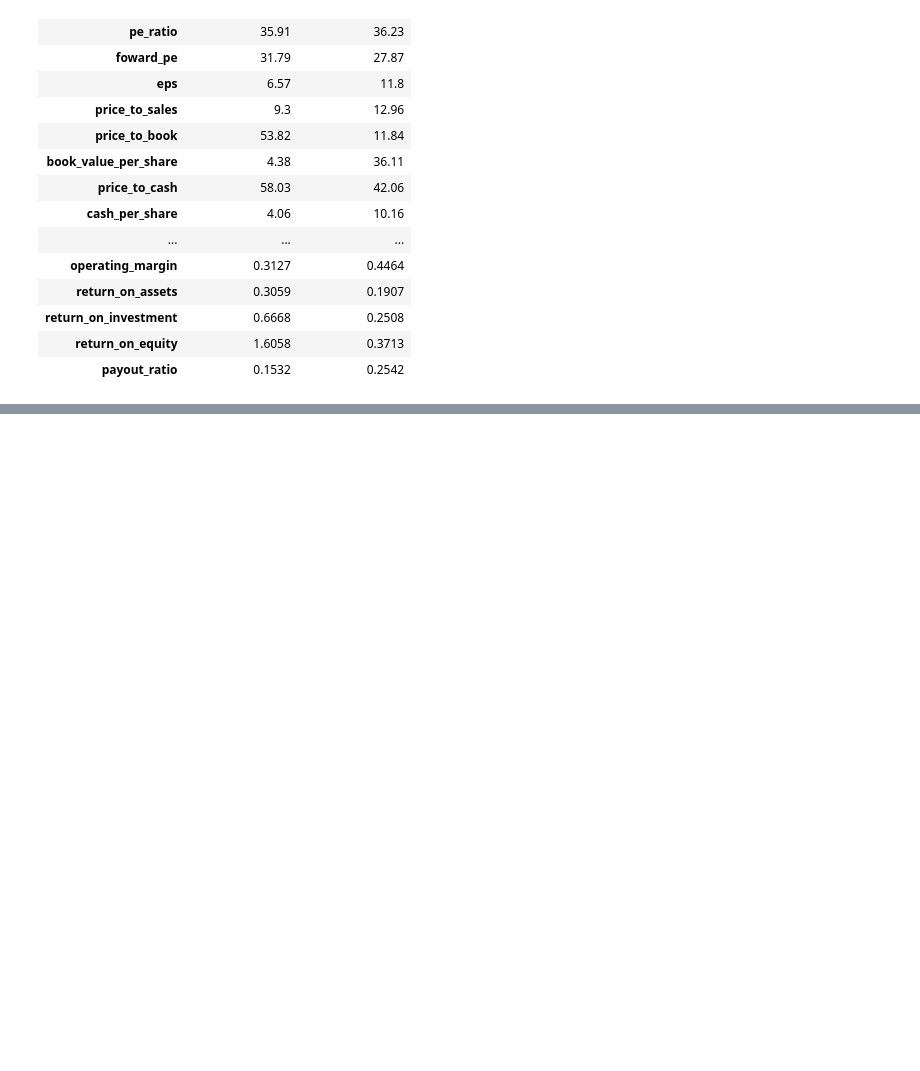
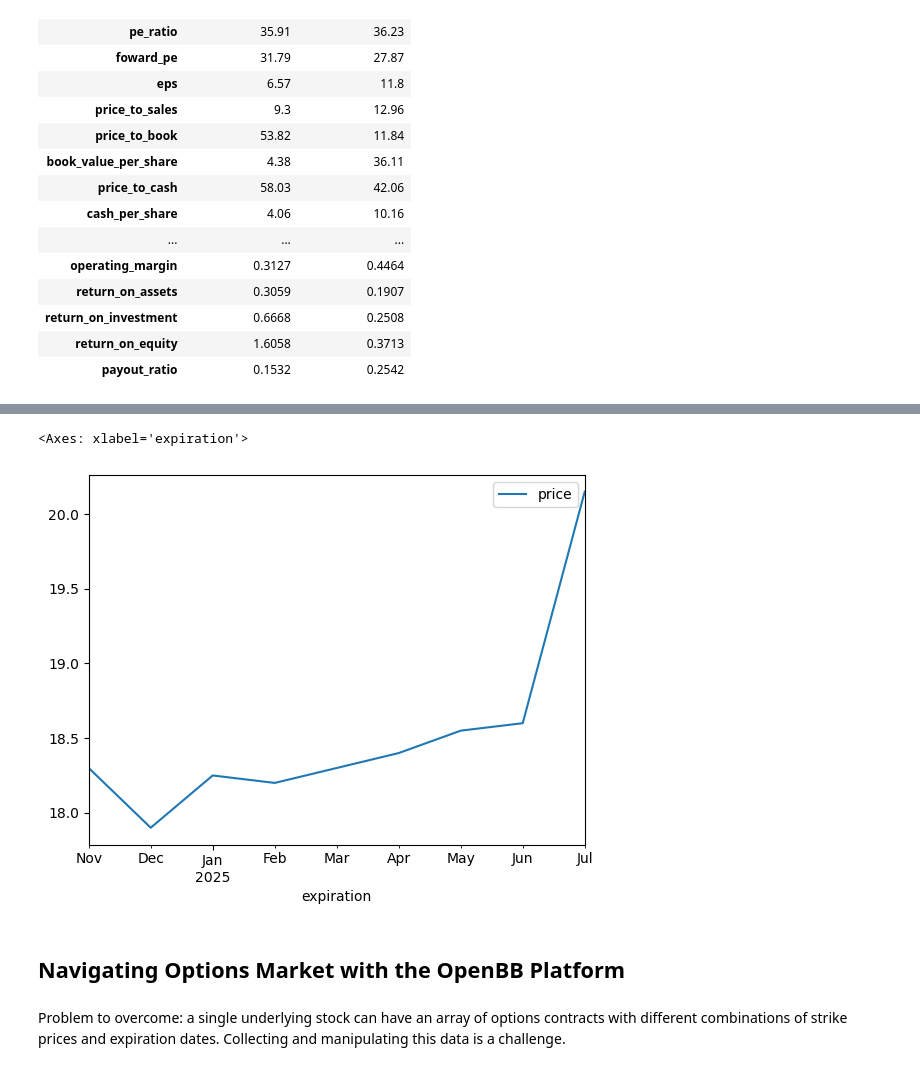
Before and after one commit to MichalPoleszczuk/Books, a Jupyter notebook: Python_for_Algorithmic_Trading_Cookbook/Chapter1/Notes_to _Chapter1.ipynb, the cells around one changed output, grey strips where cells are left out. Drawn from its saved outputs; the diff is of its cells as text; code cells hidden in the pictures; blank space fills up the shorter version.

```diff
--- a/Python_for_Algorithmic_Trading_Cookbook/Chapter1/Notes_to _Chapter1.ipynb
+++ b/Python_for_Algorithmic_Trading_Cookbook/Chapter1/Notes_to _Chapter1.ipynb
@@ -117,0 +199,7 @@ obb.equity.fundamental.metrics("AAPL,MSFT").transpose()
+# %%
+import pandas as pd
+from openbb import obb
+obb.user.preferences.output_type = "dataframe"
+# %%
+# downloading the current futures curve from CBOE (Chicago Board Options Exchange)
+data = obb.derivatives.futures.curve(symbol="VX")
@@ -117,0 +219,7 @@ obb.equity.fundamental.metrics("AAPL,MSFT").transpose()
+# %%
+# updating the df index to expiration dates and plot the settlement prices
+data.index = pd.to_datetime(data.expiration)
+data.plot()
+# %% [output]
+<Axes: xlabel='expiration'>
+[figure, added]
@@ -117,0 +228,4 @@ obb.equity.fundamental.metrics("AAPL,MSFT").transpose()
+# %% [markdown]
+## Navigating Options Market with the OpenBB Platform
+# %% [markdown]
+Problem to overcome: a single underlying stock can have an array of options contracts with different combinations of strike prices and expiration dates. Collecting and manipulating this data is a challenge.
```
Also changed, not shown: parts of 24 cells of this notebook.
